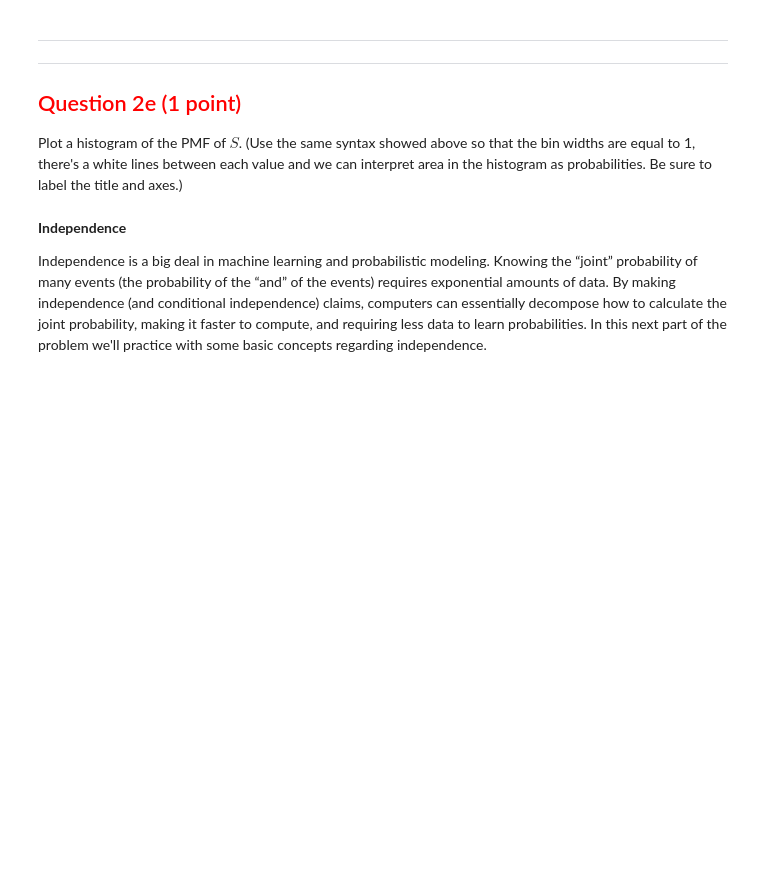
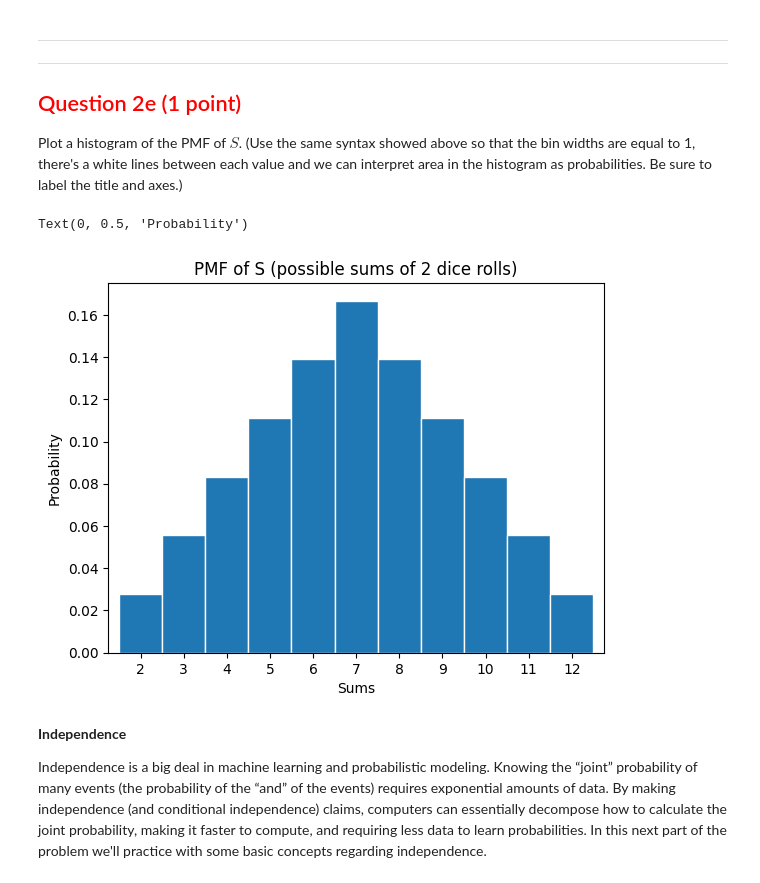
Before and after one commit to kinderhead/CSCI-3022-Introduction-to-Data-Science-Summer-2026, a Jupyter notebook: Homework-5/dist/student/hw05.ipynb, the cells around one changed output. Saved outputs shown, nothing was run; the diff lists cells and outputs as text; code cells hidden in the pictures; blank space fills up the shorter version.

```diff
--- a/Homework-5/dist/student/hw05.ipynb
+++ b/Homework-5/dist/student/hw05.ipynb
@@ -198,5 +222,5 @@ grader.check("2c")
 
 Create a **Pandas series** that gives the the PMF of $S$.    That is the index of the series is the support and the values are the probabilities.
 # %%
-s_pmf = ...
+s_pmf = pd.Series([1/36, 2/36, 3/36, 4/36, 5/36, 6/36, 5/36, 4/36, 3/36, 2/36, 1/36], index=[2, 3, 4, 5, 6, 7, 8, 9, 10, 11, 12])
 s_pmf
@@ -213,7 +252,13 @@ grader.check("2d")
 Plot a histogram of the PMF of $S$.
 (Use the same syntax showed above so that the bin widths are equal to 1, there's a white lines between each value and we can interpret area in the histogram as probabilities. Be sure to label the title and axes.)
 # %%
-...
+s_pmf.plot.bar(rot=0, width=1, ec='white')
+plt.title("PMF of S (possible sums of 2 dice rolls)")
+plt.xlabel("Sums")
+plt.ylabel("Probability")
+# %% [output]
+Text(0, 0.5, 'Probability')
+[figure, added]
 # %% [markdown]
 <!-- END QUESTION -->
 
```
Also changed, not shown: parts of 45 cells of this notebook, 8 other files.
